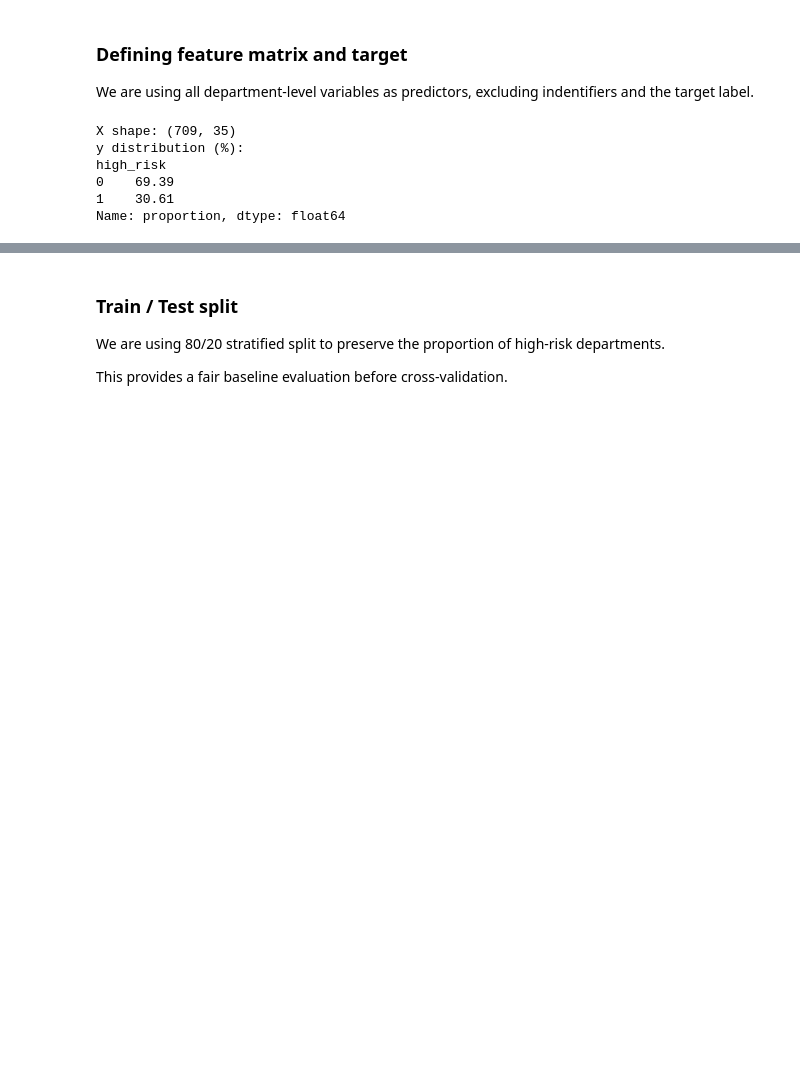
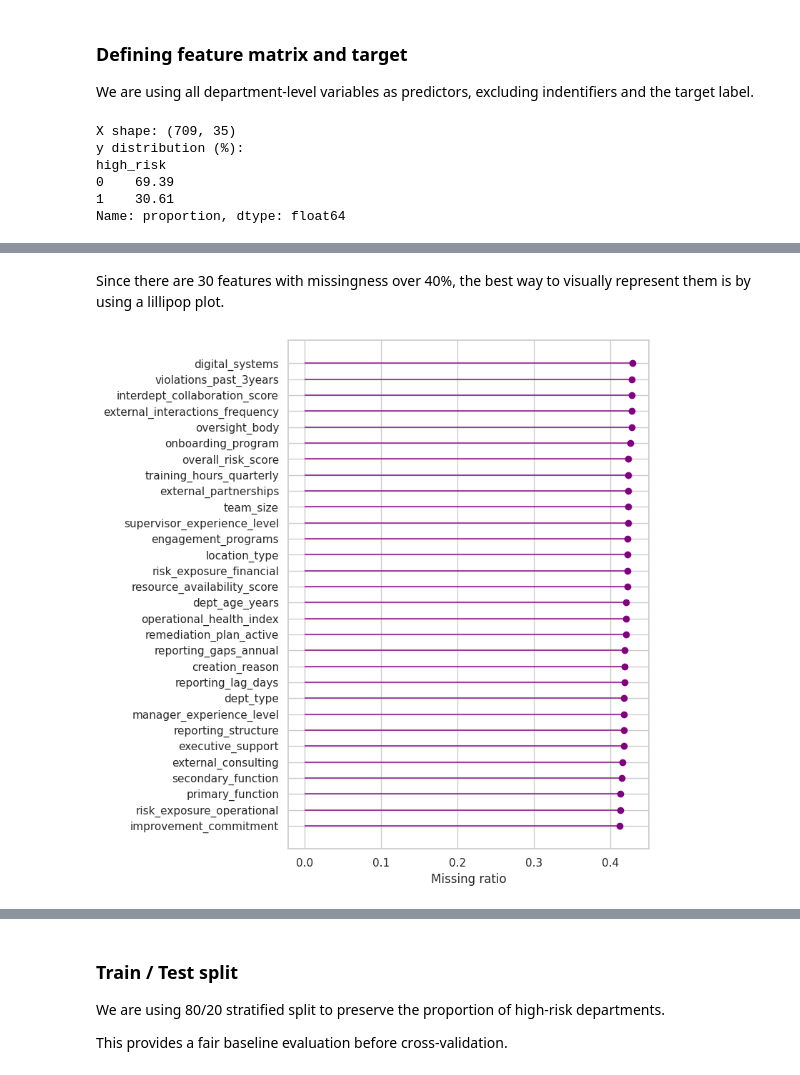
Before and after one commit to personallypetra/ComplianceRadar_315031, a Jupyter notebook: main.ipynb, the cells around one changed output, grey strips where cells are left out. Cells and saved outputs as stored; diff of their text form; code cells hidden in the pictures; blank space fills up the shorter version.

```diff
--- a/main.ipynb
+++ b/main.ipynb
@@ -203,0 +240,24 @@ Name: proportion, dtype: float64
+# %% [markdown]
+Since there are 30 features with missingness over 40%, the best way to visually represent them is by using a lillipop plot.
+# %%
+top_missing = missing_ratio_all.head(30)
+fig, ax = plt.subplots(figsize=(8,8))
+ax.hlines(y=range(len(top_missing)),
+          xmin=0,
+          xmax=top_missing.values,
+          color="purple",
+          alpha=0.7)
+ax.plot(top_missing.values,
+        range(len(top_missing)),
+        "o",
+        color="purple")
+
+ax.set_yticks(range(len(top_missing)))
+ax.set_yticklabels(top_missing.index)
+ax.invert_yaxis()
+
+ax.set_xlabel("Missing ratio")
+plt.tight_layout()
+plt.show()
+# %% [output]
+[figure, added]
```
Also changed, not shown: parts of 21 cells of this notebook.
